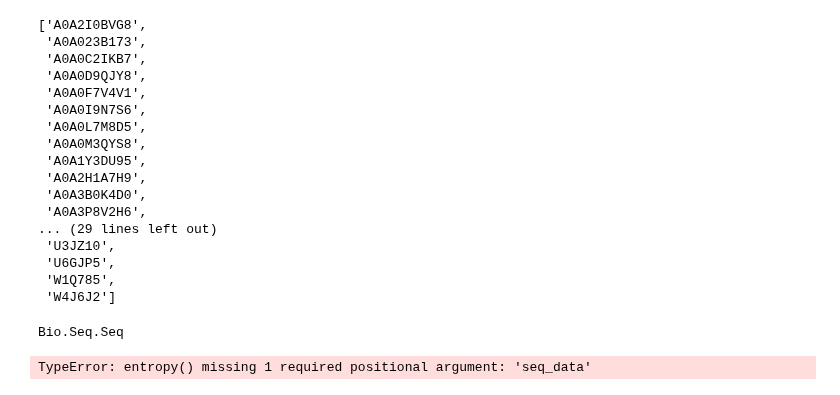
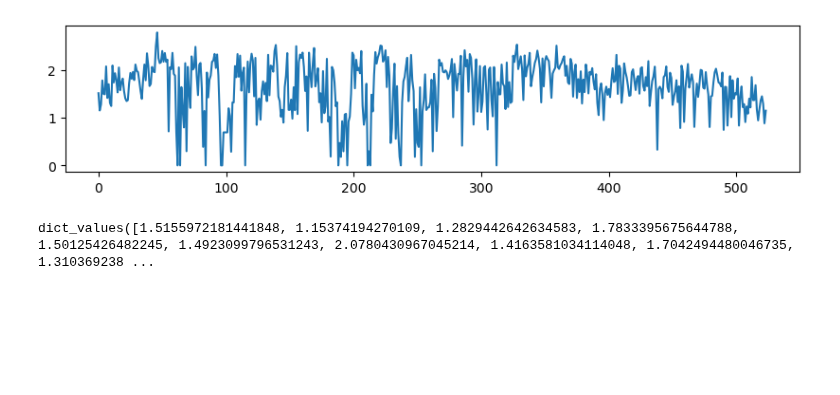
Before and after one commit to alvaro-2/cis-reg, a Jupyter notebook: scripts/orthologs_conservation.ipynb, the cells around one changed output. Drawn from its saved outputs; the diff is of its cells as text; code cells hidden in the pictures; blank space fills up the shorter version.

Commit message:
calculating conservation

```diff
--- a/scripts/orthologs_conservation.ipynb
+++ b/scripts/orthologs_conservation.ipynb
@@ -3,44 +3,34 @@ from xi_covutils import conservation
 from Bio import AlignIO
 #from xi_covutils.conservation import BackgroundFreq, entropy
 # %%
-seqs = []
-msa = open('../homology_transfer/pipeline_MSA_uniprot/A0A2I0BVG8_clustalO_full_gapstrip', 'r')
-lines = msa.readlines()
-for seq in lines:
-    seqs.append(seq)
+# seqs = []
+# msa = open('../homology_transfer/pipeline_MSA_uniprot/A0A2I0BVG8_clustalO_full_gapstrip', 'r')
+# lines = msa.readlines()
+# for seq in lines:
+#     seqs.append(seq)
 # %%
 align = AlignIO.read(open('../homology_transfer/pipeline_MSA_uniprot/A0A2I0BVG8_clustalO_full_gapstrip'), format = 'fasta')
 # %%
 ids = []
-seqs = []
+seqs_bio = []
 for record in align:
     ids.append(record.id)
-    seqs.append(record.seq)
+    seqs_bio.append(record.seq)
-# %%
-ids
-# %% [output]
-['A0A2I0BVG8',
- 'A0A023B173',
- 'A0A0C2IKB7',
- 'A0A0D9QJY8',
- 'A0A0F7V4V1',
- 'A0A0I9N7S6',
- 'A0A0L7M8D5',
- 'A0A0M3QYS8',
- 'A0A1Y3DU95',
- 'A0A2H1A7H9',
- 'A0A3B0K4D0',
- 'A0A3P8V2H6',
-... (29 lines left out)
- 'U3JZ10',
- 'U6GJP5',
- 'W1Q785',
- 'W4J6J2']
-# %%
-type(seqs[0])
-# %% [output]
-Bio.Seq.Seq
-# %%
-conservation.entropy()
-# %% [output]
-TypeError: entropy() missing 1 required positional argument: 'seq_data'
+# %%
+# change type from bio.seq to str
+seqs = []
+for seq in seqs_bio:
+    seqs.append(str(seq))
+# %%
+A0A2I0BVG8_full = conservation.entropy(seq_data= seqs, clustering_id=62)
+# %%
+import matplotlib.pyplot as plt
+plt.figure(figsize=(10,2))
+plt.plot(A0A2I0BVG8_full)
+plt.show()
+# %% [output]
+[figure, added]
+# %%
+A0A2I0BVG8_full
+# %% [output]
+dict_values([1.5155972181441848, 1.15374194270109, 1.2829442642634583, 1.7833395675644788, 1.50125426482245, 1.4923099796531243, 2.0780430967045214, 1.4163581034114048, 1.7042494480046735, 1.310369238 ...
```
